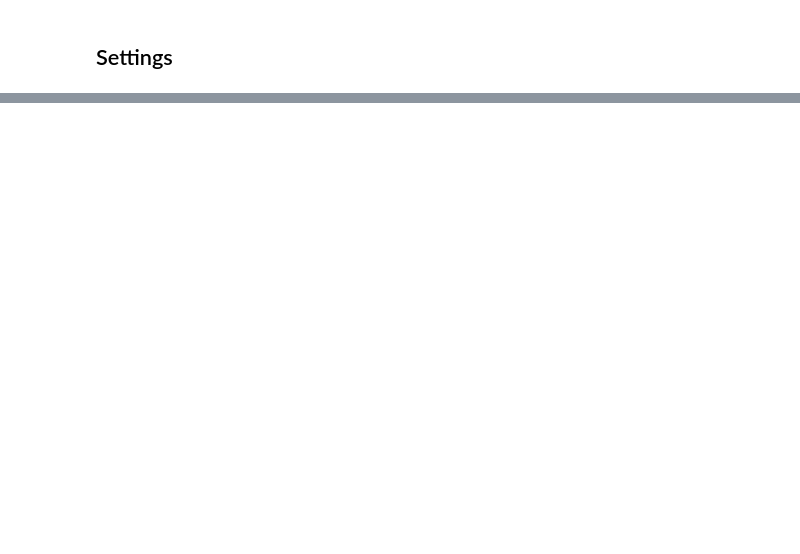
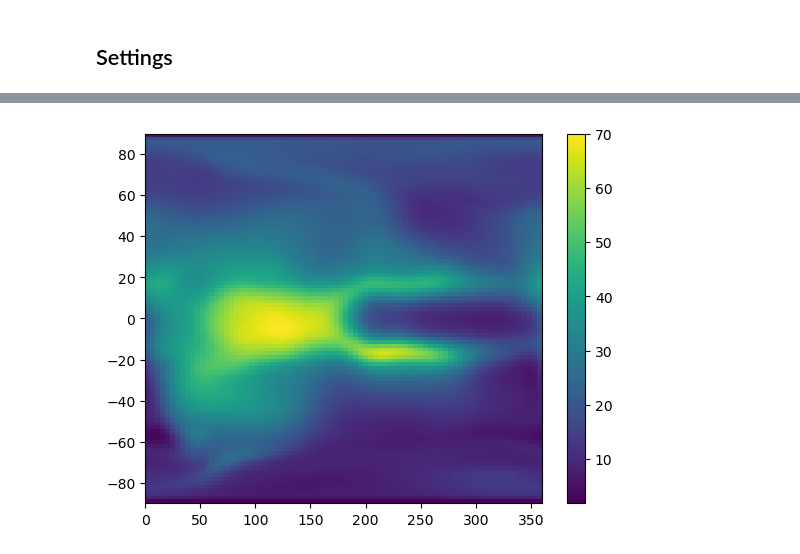
Before and after one commit to abukowski21/SAMI3-GITM-python, a Jupyter notebook: test_stuff.ipynb, the cells around one changed output, grey strips where cells are left out. Saved outputs shown, nothing was run; the diff lists cells and outputs as text; code cells hidden in the pictures; blank space fills up the shorter version.

```diff
--- a/test_stuff.ipynb
+++ b/test_stuff.ipynb
@@ -258,0 +141,8 @@ for real_lon in [2,60,180,240]:
+# %%
+plt.imshow(f['data']['tec'][429,:,:].T, origin = 'lower',
+           extent = [0,360,-90,90], aspect = 'auto')
+plt.colorbar()
+plt.show()
+plt.close()
+# %% [output]
+[figure, added]
```
Also changed, not shown: parts of 40 cells of this notebook.
